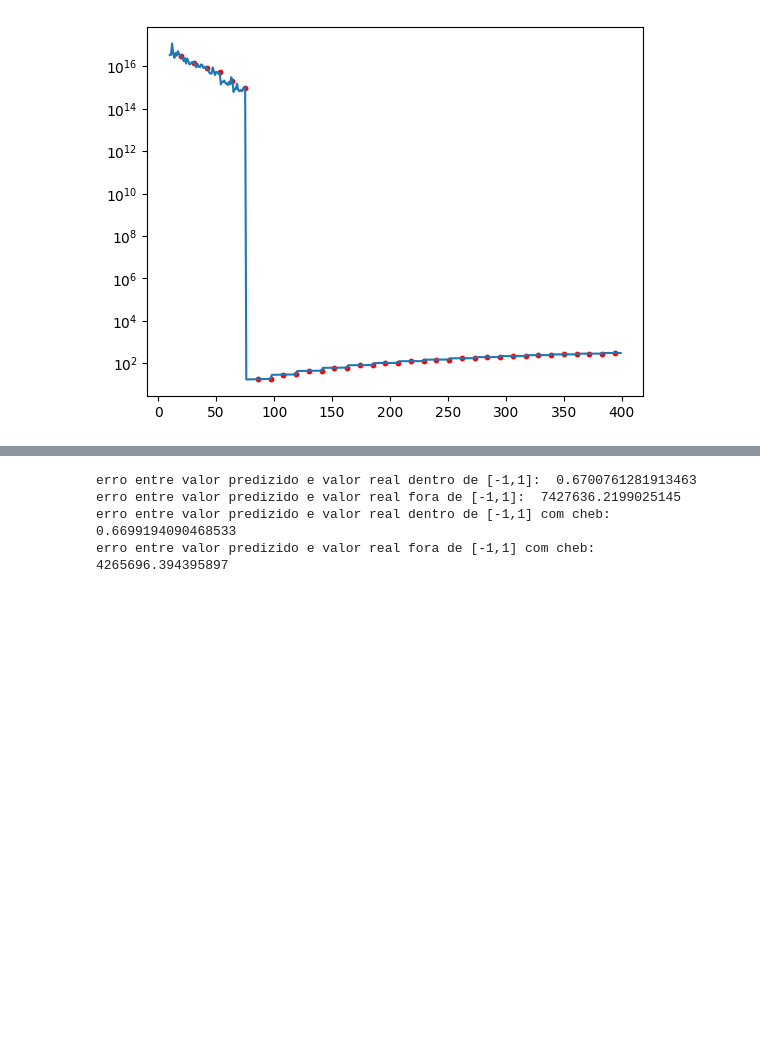
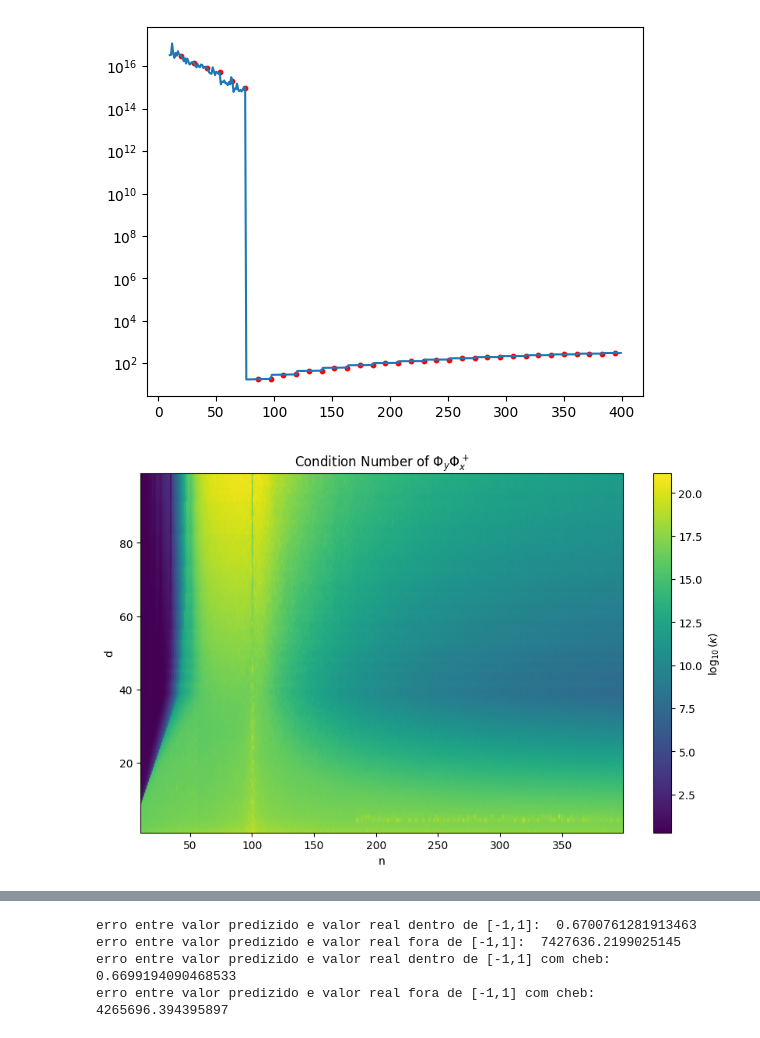
Before and after one commit to Gustasnz/Projeto-3---ALN, a Jupyter notebook: berpacca.ipynb, the cells around one changed output, grey strips where cells are left out. Saved outputs shown, nothing was run; the diff lists cells and outputs as text; code cells hidden in the pictures; blank space fills up the shorter version.

```diff
--- a/berpacca.ipynb
+++ b/berpacca.ipynb
@@ -532,3 +609,52 @@ plt.yscale("log")
 plt.show()
 # %% [output]
 [figure]
+# %%
+import numpy as np
+import matplotlib.pyplot as plt
+
+m = 100
+
+n_values = np.arange(10, 400)
+d_values = np.arange(1, 100)
+
+heatmap = np.zeros((len(d_values), len(n_values)))
+
+x = np.linspace(-1, 1, m)
+
+for i, d in enumerate(d_values):
+
+    lx = calculate_phi(x, d)
+    rx = np.linalg.pinv(lx)
+
+    for j, n in enumerate(n_values):
+
+        y = np.linspace(-1, 1, n)
+        ly = calculate_phi(y, d)
+
+        M = ly @ rx
+
+        heatmap[i, j] = np.linalg.cond(M)
+
+plt.figure(figsize=(10, 6))
+
+plt.imshow(
+    np.log10(heatmap),
+    origin="lower",
+    aspect="auto",
+    extent=[
+        n_values.min(),
+        n_values.max(),
+        d_values.min(),
+        d_values.max()
+    ]
+)
+
+plt.xlabel("n")
+plt.ylabel("d")
+plt.colorbar(label=r"$\log_{10}(\kappa)$")
+plt.title("Condition Number of $\\Phi_y\\Phi_x^+$")
+
+plt.show()
+# %% [output]
+[figure, added]
```
Also changed, not shown: parts of 9 cells of this notebook, 1 other file.
